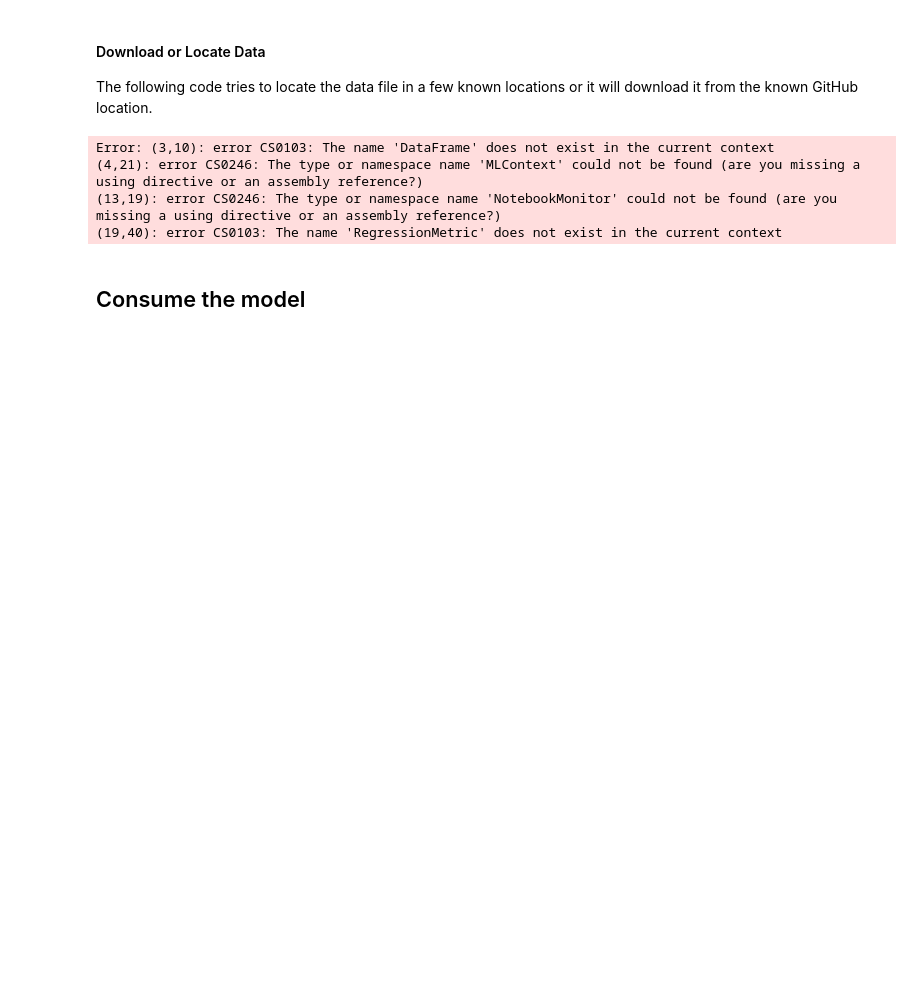
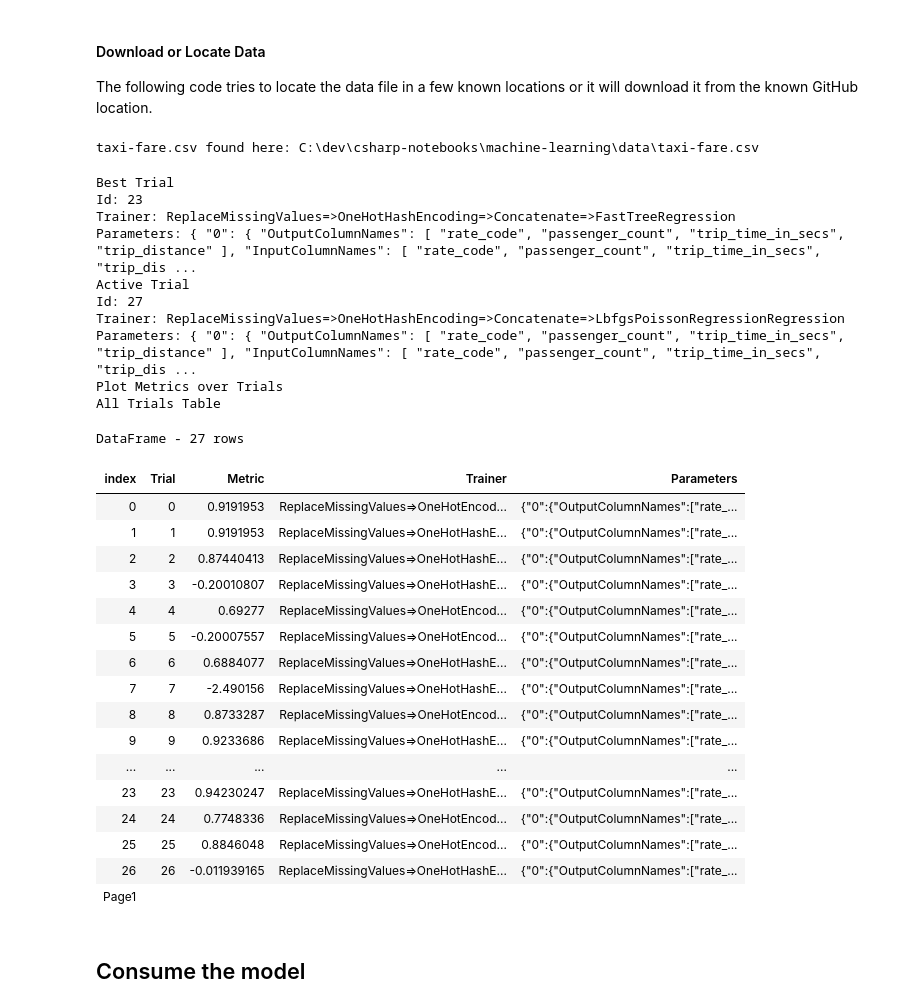
Before and after one commit to dotnet/csharp-notebooks, a Jupyter notebook: machine-learning/E2E-Regression with Taxi Dataset.ipynb, the cells around one changed output. Saved outputs shown, nothing was run; the diff lists cells and outputs as text; code cells hidden in the pictures; blank space fills up the shorter version.

Commit message:
Fix Taxi Notebook

```diff
--- a/machine-learning/E2E-Regression with Taxi Dataset.ipynb
+++ b/machine-learning/E2E-Regression with Taxi Dataset.ipynb
@@ -79,35 +79,60 @@ string EnsureDataSetDownloaded(string fileName)
 # %%
 //Load File
 var trainDataPath = EnsureDataSetDownloaded("taxi-fare.csv");
 var df = DataFrame.LoadCsv(trainDataPath);
 var mlContext = new MLContext();
 
 // Append the trainer to the data processing pipeline
 var pipeline = mlContext.Auto().Featurizer(df, excludeColumns: new[]{"fare_amount"})
                  .Append(mlContext.Auto().Regression(labelColumnName: "fare_amount"));
 
 // Configure AutoML
 var trainTestSplit = mlContext.Data.TrainTestSplit(df, 0.2);
 var validateTestSplit = mlContext.Data.TrainTestSplit(trainTestSplit.TestSet, 0.5);
 var monitor = new NotebookMonitor();
 
  var experiment = mlContext.Auto().CreateExperiment()
                     .SetPipeline(pipeline)
-                    .SetTrainingTimeInSeconds(50)
+                    .SetTrainingTimeInSeconds(10)
                     .SetDataset(trainTestSplit.TrainSet, validateTestSplit.TrainSet)
                     .SetEvaluateMetric(RegressionMetric.RSquared, "fare_amount", "Score")
 					.SetMonitor(monitor);
 
 					// Configure Visualizer
 monitor.SetUpdate(monitor.Display());
 
 // Start Experiment
 var result = await experiment.RunAsync();
 # %% [output]
-Error: (3,10): error CS0103: The name 'DataFrame' does not exist in the current context
-(4,21): error CS0246: The type or namespace name 'MLContext' could not be found (are you missing a using directive or an assembly reference?)
-(13,19): error CS0246: The type or namespace name 'NotebookMonitor' could not be found (are you missing a using directive or an assembly reference?)
-(19,40): error CS0103: The name 'RegressionMetric' does not exist in the current context
+taxi-fare.csv found here: C:\dev\csharp-notebooks\machine-learning\data\taxi-fare.csv
+Best Trial
+Id: 23
+Trainer: ReplaceMissingValues=>OneHotHashEncoding=>Concatenate=>FastTreeRegression
+Parameters: { "0": { "OutputColumnNames": [ "rate_code", "passenger_count", "trip_time_in_secs", "trip_distance" ], "InputColumnNames": [ "rate_code", "passenger_count", "trip_time_in_secs", "trip_dis ...
+Active Trial
+Id: 27
+Trainer: ReplaceMissingValues=>OneHotHashEncoding=>Concatenate=>LbfgsPoissonRegressionRegression
+Parameters: { "0": { "OutputColumnNames": [ "rate_code", "passenger_count", "trip_time_in_secs", "trip_distance" ], "InputColumnNames": [ "rate_code", "passenger_count", "trip_time_in_secs", "trip_dis ...
+Plot Metrics over Trials
+All Trials Table
+DataFrame - 27 rows
+| index | Trial | Metric | Trainer | Parameters |
+| 0 | 0 | 0.9191953 | ReplaceMissingValues=>OneHotEncod... | {"0":{"OutputColumnNames":["rate_... |
+| 1 | 1 | 0.9191953 | ReplaceMissingValues=>OneHotHashE... | {"0":{"OutputColumnNames":["rate_... |
+| 2 | 2 | 0.87440413 | ReplaceMissingValues=>OneHotHashE... | {"0":{"OutputColumnNames":["rate_... |
+| 3 | 3 | -0.20010807 | ReplaceMissingValues=>OneHotHashE... | {"0":{"OutputColumnNames":["rate_... |
+| 4 | 4 | 0.69277 | ReplaceMissingValues=>OneHotEncod... | {"0":{"OutputColumnNames":["rate_... |
+| 5 | 5 | -0.20007557 | ReplaceMissingValues=>OneHotEncod... | {"0":{"OutputColumnNames":["rate_... |
+| 6 | 6 | 0.6884077 | ReplaceMissingValues=>OneHotHashE... | {"0":{"OutputColumnNames":["rate_... |
+| 7 | 7 | -2.490156 | ReplaceMissingValues=>OneHotHashE... | {"0":{"OutputColumnNames":["rate_... |
+| 8 | 8 | 0.8733287 | ReplaceMissingValues=>OneHotEncod... | {"0":{"OutputColumnNames":["rate_... |
+| 9 | 9 | 0.9233686 | ReplaceMissingValues=>OneHotHashE... | {"0":{"OutputColumnNames":["rate_... |
+| ... | ... | ... | ... | ... |
+| 23 | 23 | 0.94230247 | ReplaceMissingValues=>OneHotHashE... | {"0":{"OutputColumnNames":["rate_... |
+| 24 | 24 | 0.7748336 | ReplaceMissingValues=>OneHotEncod... | {"0":{"OutputColumnNames":["rate_... |
+| 25 | 25 | 0.8846048 | ReplaceMissingValues=>OneHotEncod... | {"0":{"OutputColumnNames":["rate_... |
+| 26 | 26 | -0.011939165 | ReplaceMissingValues=>OneHotHashE... | {"0":{"OutputColumnNames":["rate_... |
+| Page1 |  |  |  |  |
 # %% [markdown]
 ## Consume the model
 # %%
```
Also changed, not shown: parts of 4 cells of this notebook.
